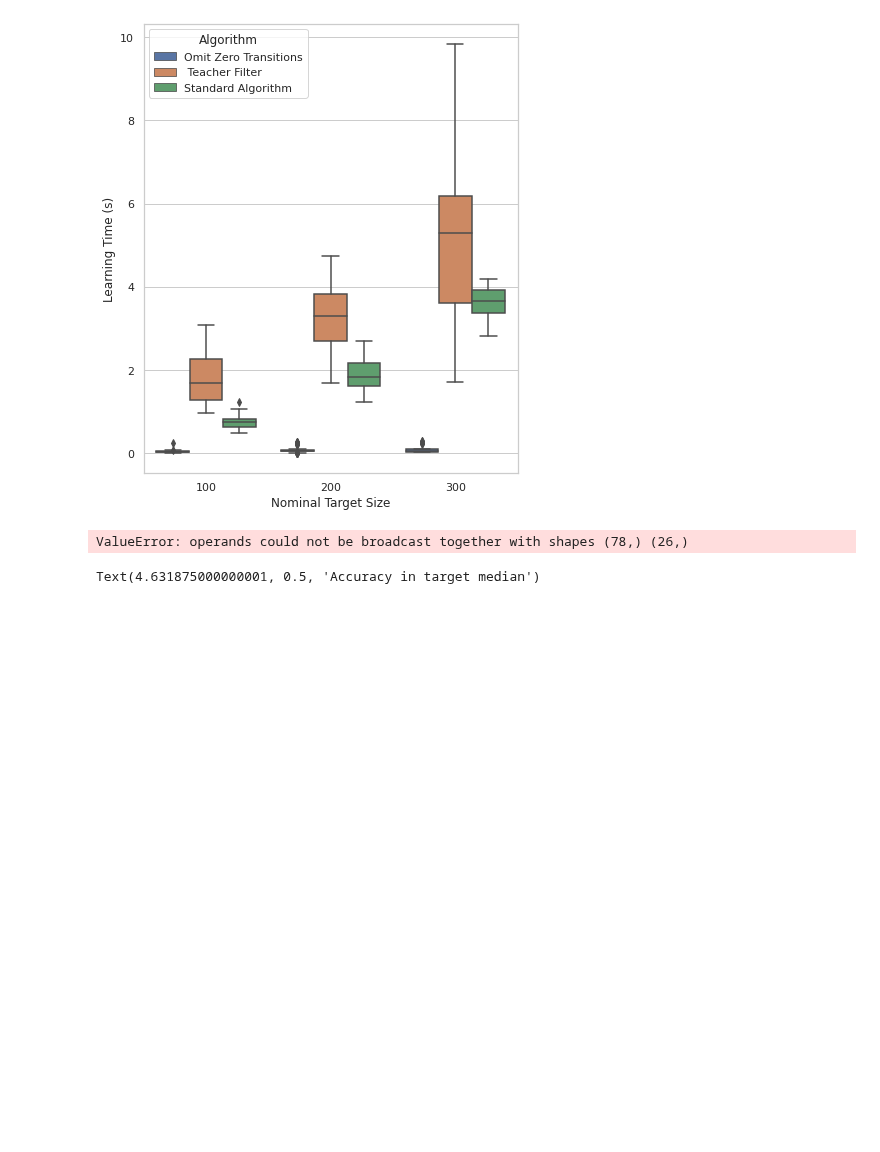
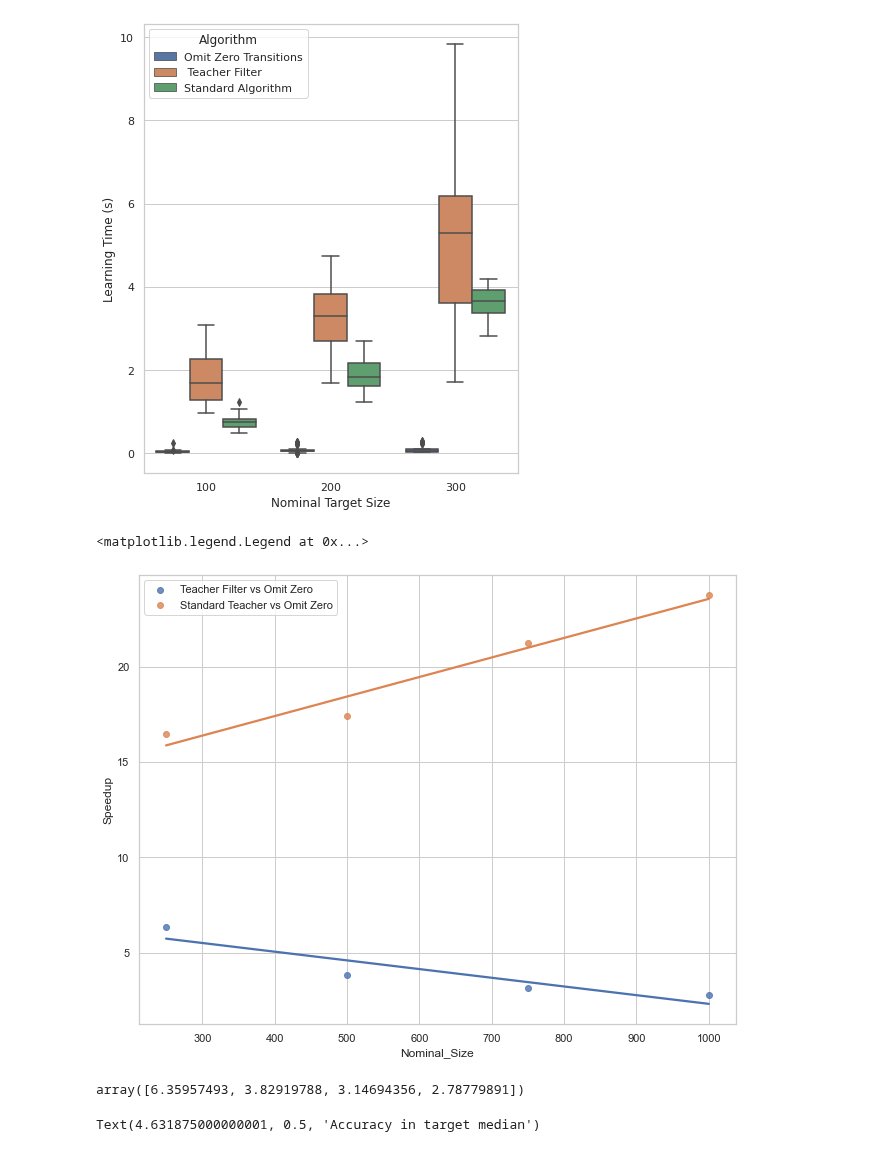
Before and after one commit to neuralchecker/pymodelextractor_model_guided_extraction, a Jupyter notebook: experiments/compare_on_random_pdfa/data_analysis.ipynb, the cells around one changed output. Drawn from its saved outputs; the diff is of its cells as text; code cells hidden in the pictures; blank space fills up the shorter version.

```diff
--- a/experiments/compare_on_random_pdfa/data_analysis.ipynb
+++ b/experiments/compare_on_random_pdfa/data_analysis.ipynb
@@ -146,23 +172,28 @@ for t, l in zip(ax.get_legend().get_texts(), new_labels):
 # %%
 import seaborn as sns
 #sns.set(rc={'figure.figsize':(6.7,8.27)})
-pivot = int(len(grouped_multiple)/5)
+pivot = int(len(grouped_multiple)/3)
 
 zero = np.array(grouped_multiple["Time(s)_median"][0:pivot])
 standard = np.array(grouped_multiple["Time(s)_median"][pivot:2*pivot])
 teacher_filter = np.array(grouped_multiple["Time(s)_median"][2*pivot:])
 
 speedup_filter_vs_zero = teacher_filter/zero
 speedup_standard_vs_zero = standard / zero
 
 sns.set_style("whitegrid")
-ax = sns.regplot(x=grouped_multiple['Number of States'][0:pivot], y=speedup_filter_vs_zero, order=1, ci=None, label="Teacher Filter vs Omit Zero")
-ax = sns.regplot(x=grouped_multiple['Number of States'][0:pivot], y=speedup_standard_vs_zero, order=1, ci=None, label="Standard Teacher vs Omit Zero")
-ax.set_xlabel("Actual Target Size", fontsize = 12)
+ax = sns.regplot(x=grouped_multiple['Nominal_Size'][0:pivot], y=speedup_filter_vs_zero, order=1, ci=None, label="Teacher Filter vs Omit Zero")
+ax = sns.regplot(x=grouped_multiple['Nominal_Size'][0:pivot], y=speedup_standard_vs_zero, order=1, ci=None, label="Standard Teacher vs Omit Zero")
+ax.set_xlabel("Nominal_Size", fontsize = 12)
 ax.set_ylabel("Speedup", fontsize = 12)
 ax.legend()
 # %% [output]
-ValueError: operands could not be broadcast together with shapes (78,) (26,)
+<matplotlib.legend.Legend at 0x...>
+[figure, added]
+# %%
+speedup_filter_vs_zero
+# %% [output]
+array([6.35957493, 3.82919788, 3.14694356, 2.78779891])
 # %%
 import seaborn as sns
 #sns.set(rc={'figure.figsize':(6.7,8.27)})
```
Also changed, not shown: parts of 1 cell of this notebook.
